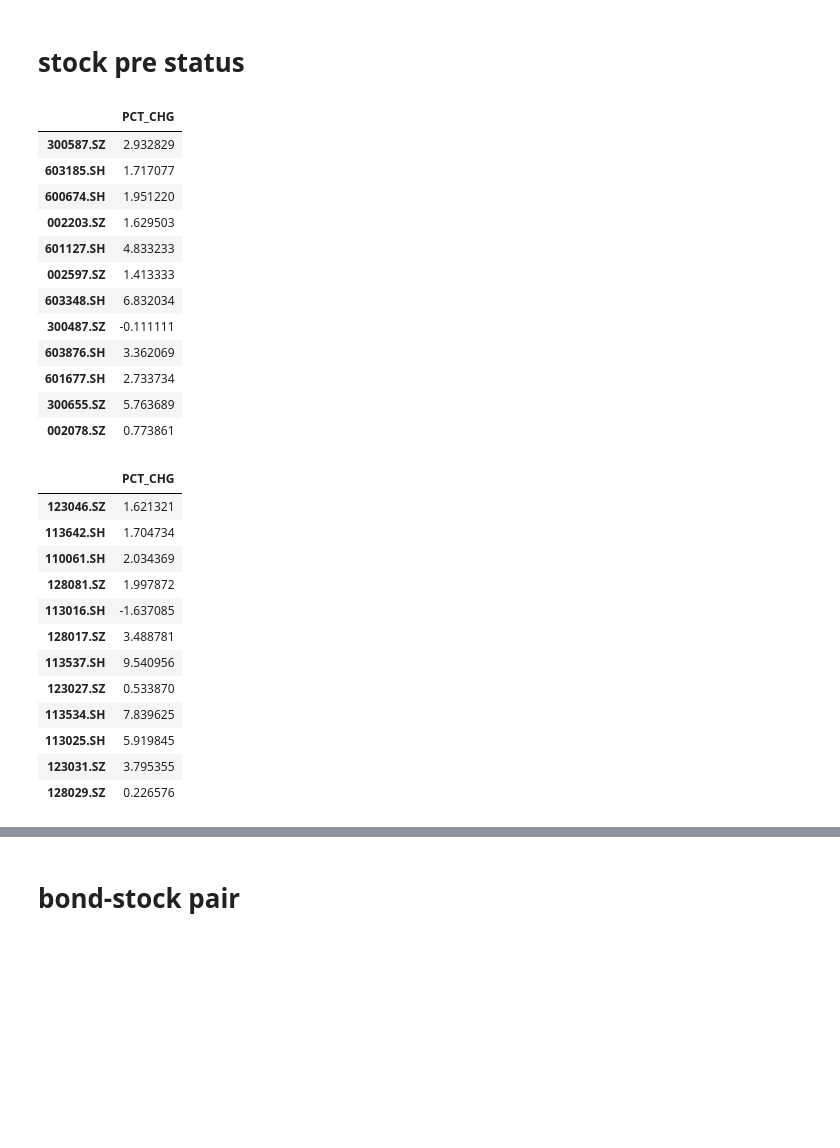
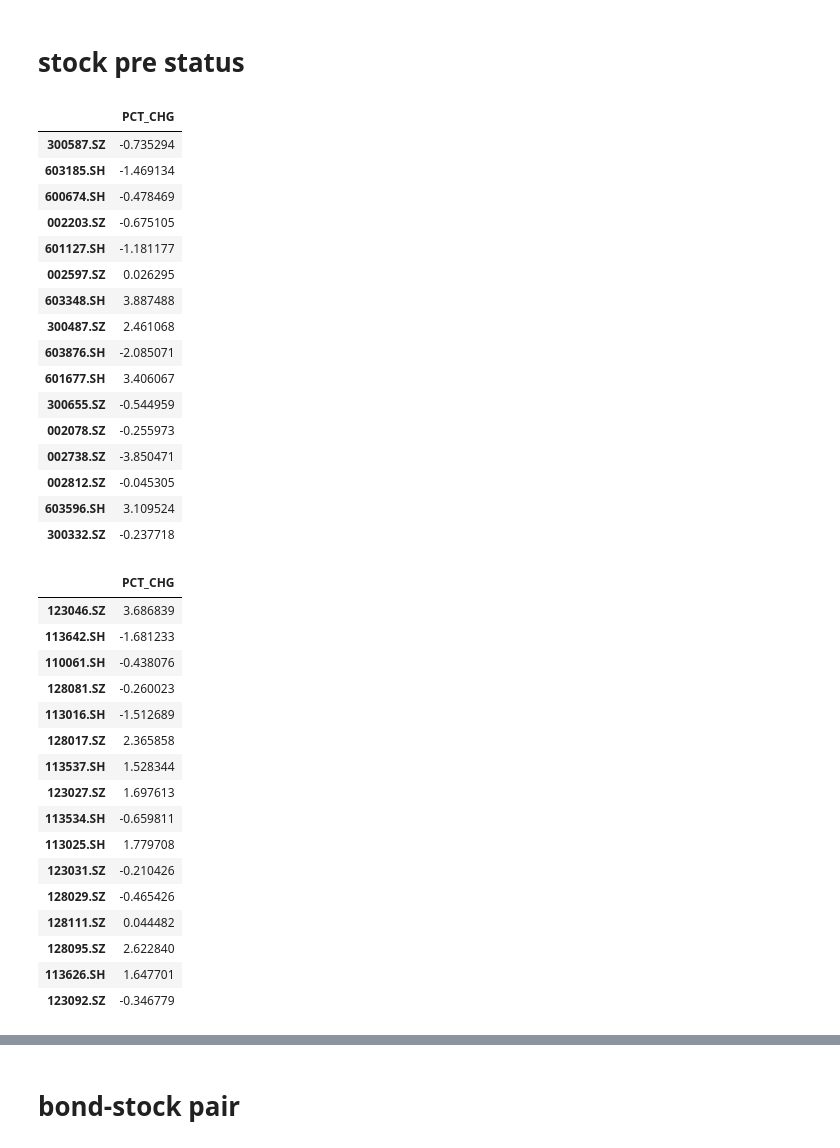
Before and after one commit to PXY11/cms, a Jupyter notebook: backtest_daily_track_dev.ipynb, the cells around one changed output, grey strips where cells are left out. Saved outputs shown, nothing was run; the diff lists cells and outputs as text; code cells hidden in the pictures; blank space fills up the shorter version.

```diff
--- a/backtest_daily_track_dev.ipynb
+++ b/backtest_daily_track_dev.ipynb
@@ -181,41 +193,49 @@ cbond_price
 # %% [markdown]
 # stock pre status
 # %%
-df_stk_pre_return = w.wss("300587.SZ,603185.SH,600674.SH,002203.SZ,601127.SH,002597.SZ,603348.SH,300487.SZ,603876.SH,601677.SH,300655.SZ,002078.SZ",
+df_stk_pre_return = w.wss("300587.SZ,603185.SH,600674.SH,002203.SZ,601127.SH,002597.SZ,603348.SH,300487.SZ,603876.SH,601677.SH,300655.SZ,002078.SZ,002738.SZ,002812.SZ,603596.SH,300332.SZ",
  "pct_chg", f"tradeDate={before_trade_date};cycle=D;",usedf=True)[1]
 df_stk_pre_return
 # %% [output]
 |  | PCT_CHG |
-| 300587.SZ | 2.932829 |
-| 603185.SH | 1.717077 |
-| 600674.SH | 1.951220 |
-| 002203.SZ | 1.629503 |
-| 601127.SH | 4.833233 |
-| 002597.SZ | 1.413333 |
-| 603348.SH | 6.832034 |
-| 300487.SZ | -0.111111 |
-| 603876.SH | 3.362069 |
-| 601677.SH | 2.733734 |
-| 300655.SZ | 5.763689 |
-| 002078.SZ | 0.773861 |
+| 300587.SZ | -0.735294 |
+| 603185.SH | -1.469134 |
+| 600674.SH | -0.478469 |
+| 002203.SZ | -0.675105 |
+| 601127.SH | -1.181177 |
+| 002597.SZ | 0.026295 |
+| 603348.SH | 3.887488 |
+| 300487.SZ | 2.461068 |
+| 603876.SH | -2.085071 |
+| 601677.SH | 3.406067 |
+| 300655.SZ | -0.544959 |
+| 002078.SZ | -0.255973 |
+| 002738.SZ | -3.850471 |
+| 002812.SZ | -0.045305 |
+| 603596.SH | 3.109524 |
+| 300332.SZ | -0.237718 |
 # %%
-df_bond_pre_return = w.wss("123046.SZ,113642.SH,110061.SH,128081.SZ,113016.SH,128017.SZ,113537.SH,123027.SZ,113534.SH,113025.SH,123031.SZ,128029.SZ",
+df_bond_pre_return = w.wss("123046.SZ,113642.SH,110061.SH,128081.SZ,113016.SH,128017.SZ,113537.SH,123027.SZ,113534.SH,113025.SH,123031.SZ,128029.SZ,128111.SZ,128095.SZ,113626.SH,123092.SZ",
  "pct_chg", f"tradeDate={before_trade_date};cycle=D;",usedf=True)[1]
 df_bond_pre_return
 # %% [output]
 |  | PCT_CHG |
-| 123046.SZ | 1.621321 |
-| 113642.SH | 1.704734 |
-| 110061.SH | 2.034369 |
-| 128081.SZ | 1.997872 |
-| 113016.SH | -1.637085 |
-| 128017.SZ | 3.488781 |
-| 113537.SH | 9.540956 |
-| 123027.SZ | 0.533870 |
-| 113534.SH | 7.839625 |
-| 113025.SH | 5.919845 |
-| 123031.SZ | 3.795355 |
-| 128029.SZ | 0.226576 |
+| 123046.SZ | 3.686839 |
+| 113642.SH | -1.681233 |
+| 110061.SH | -0.438076 |
+| 128081.SZ | -0.260023 |
+| 113016.SH | -1.512689 |
+| 128017.SZ | 2.365858 |
+| 113537.SH | 1.528344 |
+| 123027.SZ | 1.697613 |
+| 113534.SH | -0.659811 |
+| 113025.SH | 1.779708 |
+| 123031.SZ | -0.210426 |
+| 128029.SZ | -0.465426 |
+| 128111.SZ | 0.044482 |
+| 128095.SZ | 2.622840 |
+| 113626.SH | 1.647701 |
+| 123092.SZ | -0.346779 |
 # %%
 before_trade_date_trade_status = before_trade_date[:4] +'-'+ before_trade_date[4:6] +'-'+ before_trade_date[6:]
 # present_date_trade_status = present_date[:4] +'-'+ present_date[4:6] +'-'+ present_date[6:]
```
Also changed, not shown: parts of 18 cells of this notebook, 38 other files.
